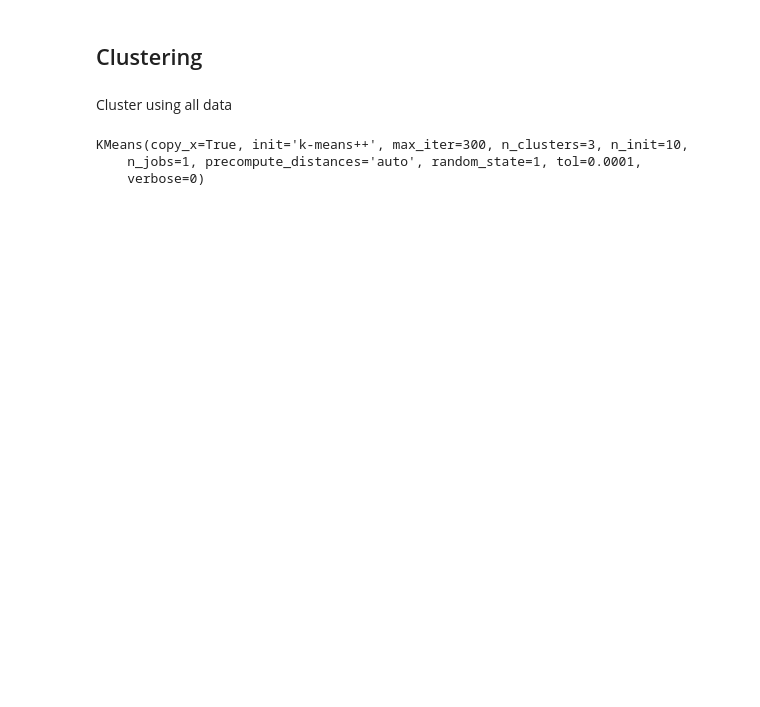
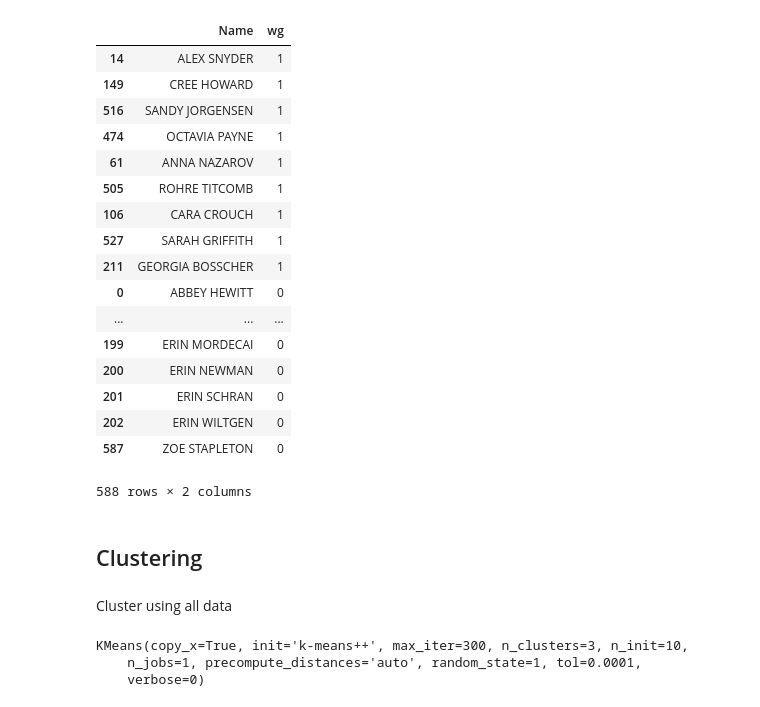
Before and after one commit to octaviaaris/ga_hw, a Jupyter notebook: FinalProject/notebooks/ultimate_stats_modeling.ipynb, the cells around one changed output. Saved outputs shown, nothing was run; the diff lists cells and outputs as text; code cells hidden in the pictures; blank space fills up the shorter version.

```diff
--- a/FinalProject/notebooks/ultimate_stats_modeling.ipynb
+++ b/FinalProject/notebooks/ultimate_stats_modeling.ipynb
@@ -25,0 +65,3 @@ player_stats[player_stats.wg13 ==1].groupby('Name').mean()
+# %%
+# store the predicted response values
+y_pred_class = knn.predict(X)
@@ -25,0 +73,3 @@ player_stats[player_stats.wg13 ==1].groupby('Name').mean()
+# %%
+new = pd.DataFrame(player_stats['Name'])
+new.tail()
@@ -26,3 +83,30 @@ player_stats[player_stats.wg13 ==1].groupby('Name').mean()
+# %%
+wg13_pred = [int(item) for item in y_pred_class]
+# %%
+new['wg'] = wg13_pred
+# new.shape
+# len(wg13_pred)
+# %%
+new.sort_values(by='wg', ascending=False)
+# %% [output]
+|  | Name | wg |
+| 14 | ALEX SNYDER | 1 |
+| 149 | CREE HOWARD | 1 |
+| 516 | SANDY JORGENSEN | 1 |
+| 474 | OCTAVIA PAYNE | 1 |
+| 61 | ANNA NAZAROV | 1 |
+| 505 | ROHRE TITCOMB | 1 |
+| 106 | CARA CROUCH | 1 |
+| 527 | SARAH GRIFFITH | 1 |
+| 211 | GEORGIA BOSSCHER | 1 |
+| 0 | ABBEY HEWITT | 0 |
+| ... | ... | ... |
+| 199 | ERIN MORDECAI | 0 |
+| 200 | ERIN NEWMAN | 0 |
+| 201 | ERIN SCHRAN | 0 |
+| 202 | ERIN WILTGEN | 0 |
+| 587 | ZOE STAPLETON | 0 |
+588 rows × 2 columns
 # %% [markdown]
 ## Clustering
 # %%
```
Also changed, not shown: parts of 9 cells of this notebook, 4 other files.
